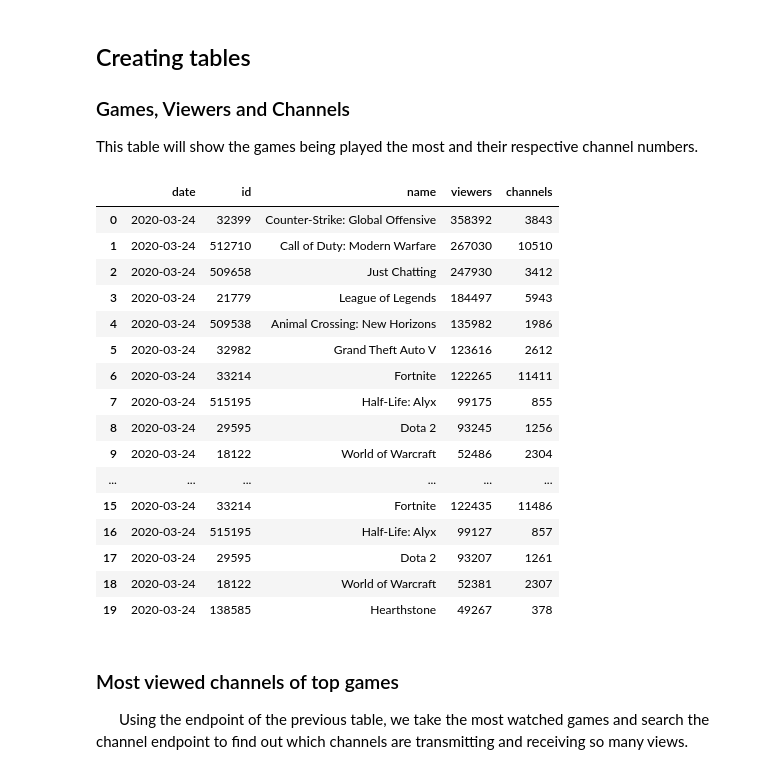
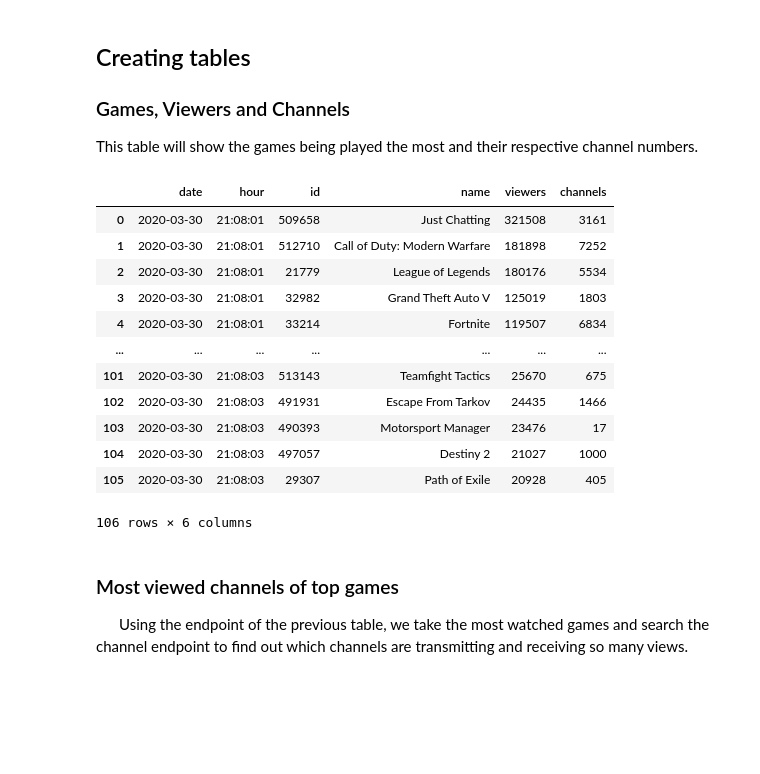
Before and after one commit to luisgzaparolli/Ironhack, a Jupyter notebook: Projects/MiniProject_3/Games/Twitch API & Steam Web Scrapping - Games database.ipynb, the cells around one changed output. Drawn from its saved outputs; the diff is of its cells as text; code cells hidden in the pictures; blank space fills up the shorter version.

```diff
--- a/Projects/MiniProject_3/Games/Twitch API & Steam Web Scrapping - Games database.ipynb
+++ b/Projects/MiniProject_3/Games/Twitch API & Steam Web Scrapping - Games database.ipynb
@@ -40,13 +40,16 @@ for i in range(0,11):
     response = get_response('https://api.twitch.tv/kraken/games/top?offset='+str(i) +'&Limit=100')
     games = response.json()['top']
 
+
     for game in games:
         today = datetime.date.today()
+        hour_list = datetime.datetime.now().strftime("%H:%M:%S")
         game_id = game['game']['_id']
         game_name = game['game']['name']
         viewers = int(game['viewers'])
         channels = int(game['channels'])
         mini_df = pd.DataFrame({'date':[today],
+                                'hour': [hour_list],
                                 'id':[game_id],
                                'name': [game_name],
                                'viewers': [viewers],
@@ -55,25 +58,21 @@ for i in range(0,11):
 
 gameviewers = gameviewers.reset_index(drop=True)
 # %%
-gameviewers.head(20)
+gameviewers
 # %% [output]
-|  | date | id | name | viewers | channels |
-| 0 | 2020-03-24 | 32399 | Counter-Strike: Global Offensive | 358392 | 3843 |
-| 1 | 2020-03-24 | 512710 | Call of Duty: Modern Warfare | 267030 | 10510 |
-| 2 | 2020-03-24 | 509658 | Just Chatting | 247930 | 3412 |
-| 3 | 2020-03-24 | 21779 | League of Legends | 184497 | 5943 |
-| 4 | 2020-03-24 | 509538 | Animal Crossing: New Horizons | 135982 | 1986 |
-| 5 | 2020-03-24 | 32982 | Grand Theft Auto V | 123616 | 2612 |
-| 6 | 2020-03-24 | 33214 | Fortnite | 122265 | 11411 |
-| 7 | 2020-03-24 | 515195 | Half-Life: Alyx | 99175 | 855 |
-| 8 | 2020-03-24 | 29595 | Dota 2 | 93245 | 1256 |
-| 9 | 2020-03-24 | 18122 | World of Warcraft | 52486 | 2304 |
-| ... | ... | ... | ... | ... | ... |
-| 15 | 2020-03-24 | 33214 | Fortnite | 122435 | 11486 |
-| 16 | 2020-03-24 | 515195 | Half-Life: Alyx | 99127 | 857 |
-| 17 | 2020-03-24 | 29595 | Dota 2 | 93207 | 1261 |
-| 18 | 2020-03-24 | 18122 | World of Warcraft | 52381 | 2307 |
-| 19 | 2020-03-24 | 138585 | Hearthstone | 49267 | 378 |
+|  | date | hour | id | name | viewers | channels |
+| 0 | 2020-03-30 | 21:08:01 | 509658 | Just Chatting | 321508 | 3161 |
+| 1 | 2020-03-30 | 21:08:01 | 512710 | Call of Duty: Modern Warfare | 181898 | 7252 |
+| 2 | 2020-03-30 | 21:08:01 | 21779 | League of Legends | 180176 | 5534 |
+| 3 | 2020-03-30 | 21:08:01 | 32982 | Grand Theft Auto V | 125019 | 1803 |
+| 4 | 2020-03-30 | 21:08:01 | 33214 | Fortnite | 119507 | 6834 |
+| ... | ... | ... | ... | ... | ... | ... |
+| 101 | 2020-03-30 | 21:08:03 | 513143 | Teamfight Tactics | 25670 | 675 |
+| 102 | 2020-03-30 | 21:08:03 | 491931 | Escape From Tarkov | 24435 | 1466 |
+| 103 | 2020-03-30 | 21:08:03 | 490393 | Motorsport Manager | 23476 | 17 |
+| 104 | 2020-03-30 | 21:08:03 | 497057 | Destiny 2 | 21027 | 1000 |
+| 105 | 2020-03-30 | 21:08:03 | 29307 | Path of Exile | 20928 | 405 |
+106 rows × 6 columns
 # %% [markdown]
 ### Most viewed channels of top games
 
```
Also changed, not shown: parts of 13 cells of this notebook, 31 other files.
